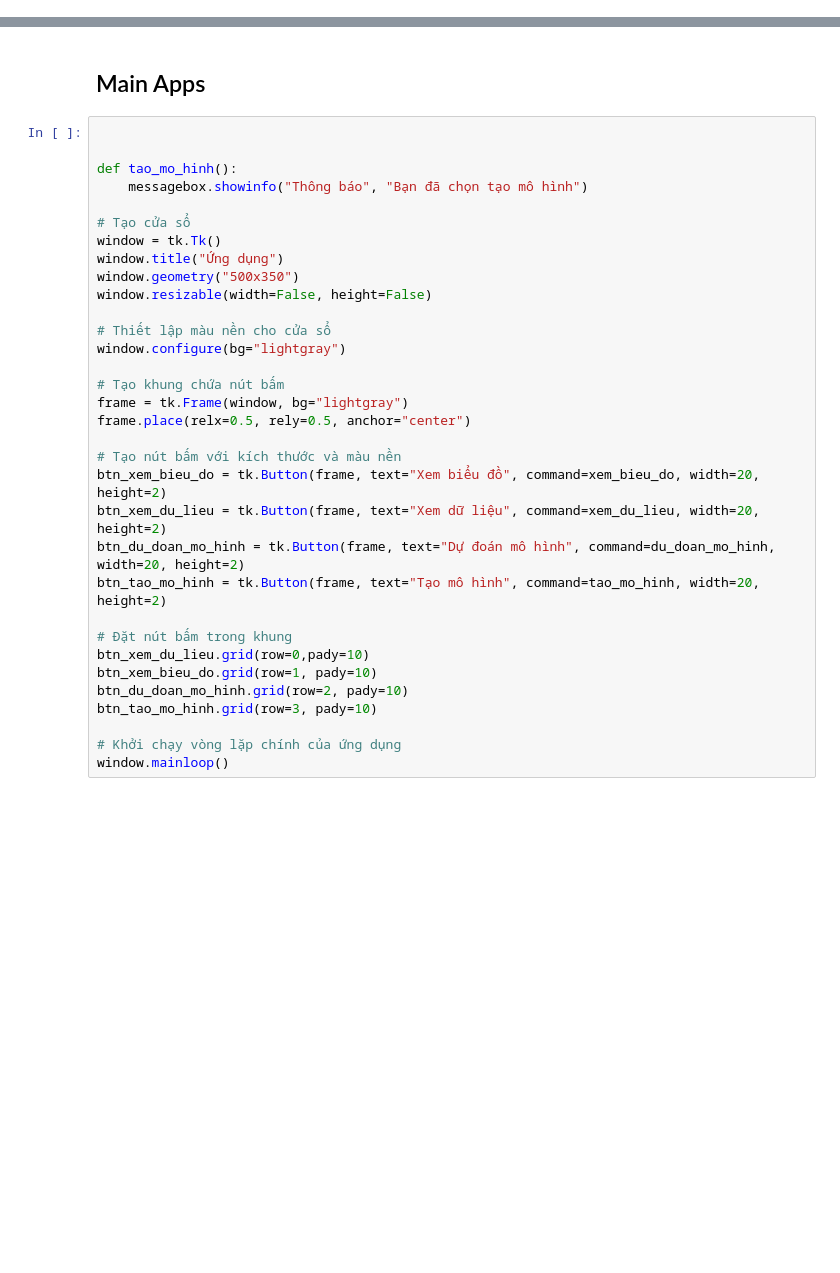
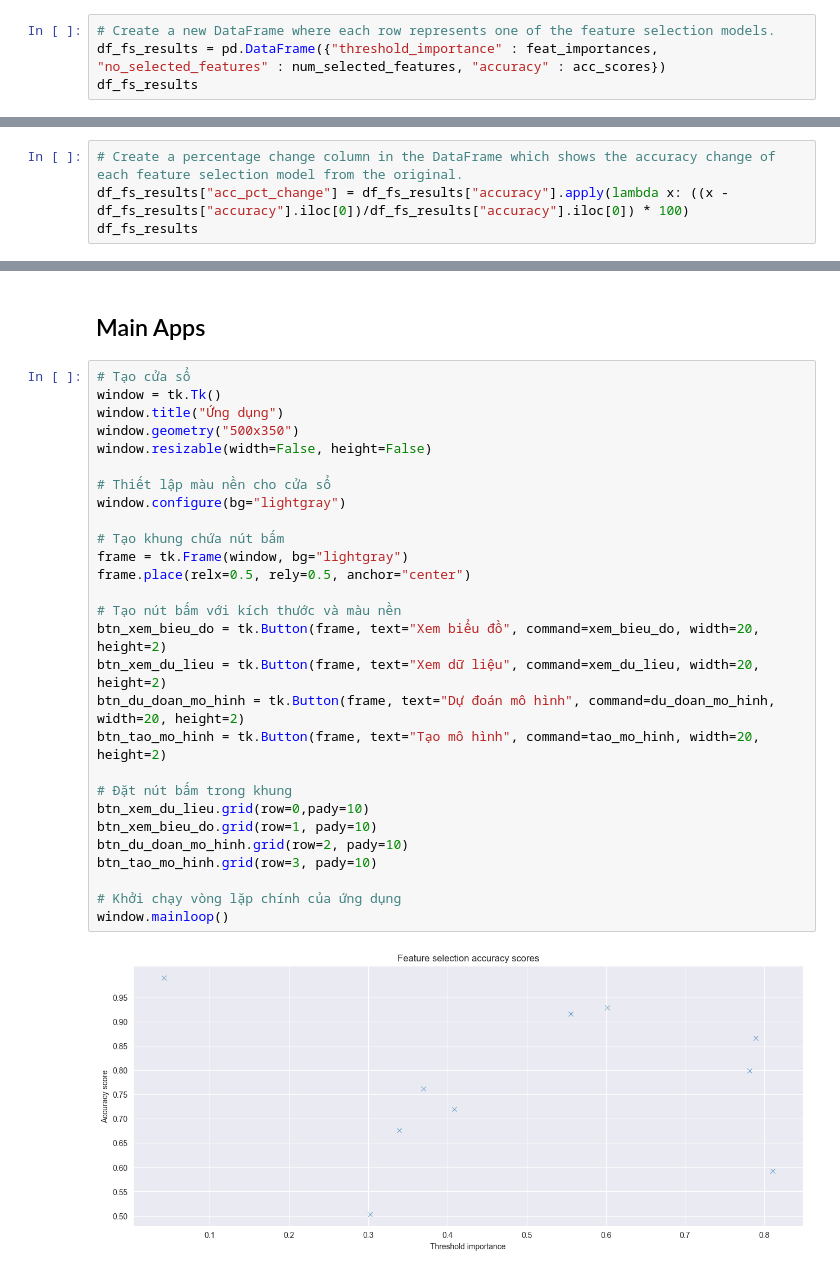
Before and after one commit to ngochaong123/App_python, a Jupyter notebook: Apps.ipynb, the cells around one changed output, grey strips where cells are left out. Saved outputs shown, nothing was run; the diff lists cells and outputs as text; blank space fills up the shorter version.

Commit message:
evaluting the model

```diff
--- a/Apps.ipynb
+++ b/Apps.ipynb
@@ -328,0 +439,4 @@ plt.show()
+# %%
+# Create a new DataFrame where each row represents one of the feature selection models.
+df_fs_results = pd.DataFrame({"threshold_importance" : feat_importances, "no_selected_features" : num_selected_features, "accuracy" : acc_scores})
+df_fs_results
@@ -328,0 +455,4 @@ plt.show()
+# %%
+# Create a percentage change column in the DataFrame which shows the accuracy change of each feature selection model from the original.
+df_fs_results["acc_pct_change"] = df_fs_results["accuracy"].apply(lambda x: ((x - df_fs_results["accuracy"].iloc[0])/df_fs_results["accuracy"].iloc[0]) * 100)
+df_fs_results
@@ -329,35 +514,32 @@ plt.show()
 # %% [markdown]
 ## Main Apps
 # %%
-
-
-def tao_mo_hinh():
-    messagebox.showinfo("Thông báo", "Bạn đã chọn tạo mô hình")
-
 # Tạo cửa sổ
 window = tk.Tk()
 window.title("Ứng dụng")
 window.geometry("500x350")
 window.resizable(width=False, height=False)
 
 # Thiết lập màu nền cho cửa sổ
 window.configure(bg="lightgray")
 
 # Tạo khung chứa nút bấm
 frame = tk.Frame(window, bg="lightgray")
 frame.place(relx=0.5, rely=0.5, anchor="center")
 
 # Tạo nút bấm với kích thước và màu nền
 btn_xem_bieu_do = tk.Button(frame, text="Xem biểu đồ", command=xem_bieu_do, width=20, height=2)
 btn_xem_du_lieu = tk.Button(frame, text="Xem dữ liệu", command=xem_du_lieu, width=20, height=2)
 btn_du_doan_mo_hinh = tk.Button(frame, text="Dự đoán mô hình", command=du_doan_mo_hinh, width=20, height=2)
 btn_tao_mo_hinh = tk.Button(frame, text="Tạo mô hình", command=tao_mo_hinh, width=20, height=2)
 
 # Đặt nút bấm trong khung
 btn_xem_du_lieu.grid(row=0,pady=10)
 btn_xem_bieu_do.grid(row=1, pady=10)
 btn_du_doan_mo_hinh.grid(row=2, pady=10)
 btn_tao_mo_hinh.grid(row=3, pady=10)
 
 # Khởi chạy vòng lặp chính của ứng dụng
 window.mainloop()
+# %% [output]
+[figure, added]
```
Also changed, not shown: parts of 9 cells of this notebook.
